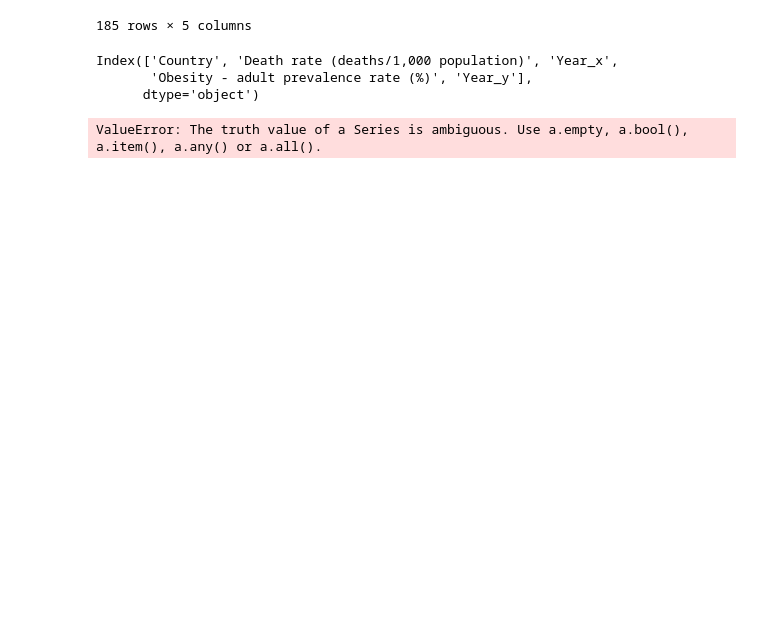
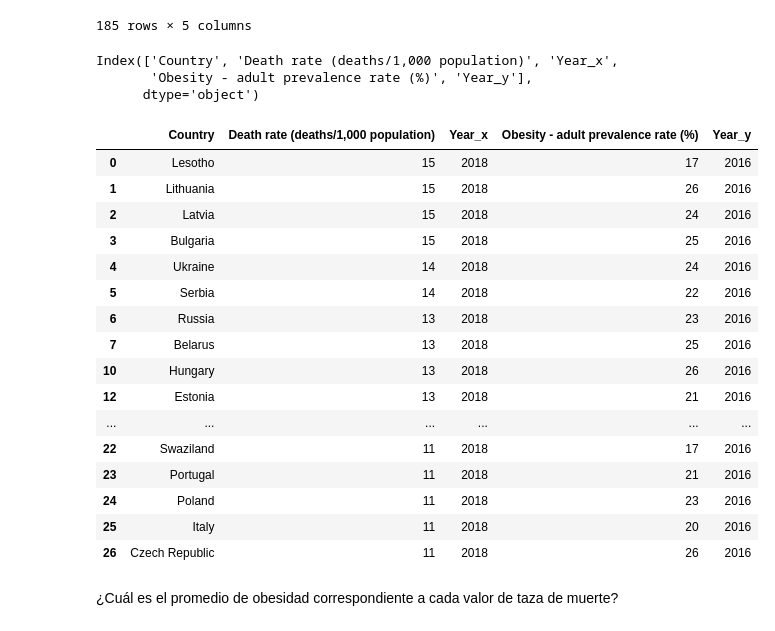
Before and after one commit to DCIDA2019/dcida2020ii-APaloma710, a Jupyter notebook: Sep11/Answers.ipynb, the cells around one changed output. Saved outputs shown, nothing was run; the diff lists cells and outputs as text; code cells hidden in the pictures; blank space fills up the shorter version.

```diff
--- a/Sep11/Answers.ipynb
+++ b/Sep11/Answers.ipynb
@@ -460,6 +461,25 @@ Index(['Country', 'Death rate (deaths/1,000 population)', 'Year_x',
        'Obesity - adult prevalence rate (%)', 'Year_y'],
       dtype='object')
 # %%
-New_C = Combined2[(Combined2['Death rate (deaths/1,000 population)']>10) and (Combined2['Obesity - adult prevalence rate (%)']>30)]
+#Países que tienen una taza de muerte mayor a 10 y un porcentaje de obesidad mayor a 10%?
+Combined2[(Combined2['Death rate (deaths/1,000 population)'] > 10) & (Combined2['Obesity - adult prevalence rate (%)']>10)]
 # %% [output]
-ValueError: The truth value of a Series is ambiguous. Use a.empty, a.bool(), a.item(), a.any() or a.all().
+|  | Country | Death rate (deaths/1,000 population) | Year_x | Obesity - adult prevalence rate (%) | Year_y |
+| 0 | Lesotho | 15 | 2018 | 17 | 2016 |
+| 1 | Lithuania | 15 | 2018 | 26 | 2016 |
+| 2 | Latvia | 15 | 2018 | 24 | 2016 |
+| 3 | Bulgaria | 15 | 2018 | 25 | 2016 |
+| 4 | Ukraine | 14 | 2018 | 24 | 2016 |
+| 5 | Serbia | 14 | 2018 | 22 | 2016 |
+| 6 | Russia | 13 | 2018 | 23 | 2016 |
+| 7 | Belarus | 13 | 2018 | 25 | 2016 |
+| 10 | Hungary | 13 | 2018 | 26 | 2016 |
+| 12 | Estonia | 13 | 2018 | 21 | 2016 |
+| ... | ... | ... | ... | ... | ... |
+| 22 | Swaziland | 11 | 2018 | 17 | 2016 |
+| 23 | Portugal | 11 | 2018 | 21 | 2016 |
+| 24 | Poland | 11 | 2018 | 23 | 2016 |
+| 25 | Italy | 11 | 2018 | 20 | 2016 |
+| 26 | Czech Republic | 11 | 2018 | 26 | 2016 |
+# %% [markdown]
+¿Cuál es el promedio de obesidad correspondiente a cada valor de taza de muerte?
```
Also changed, not shown: parts of 20 cells of this notebook.
